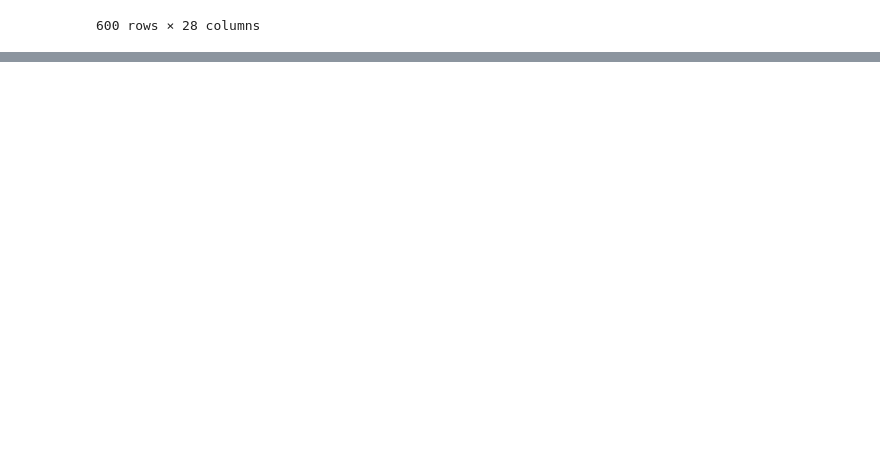
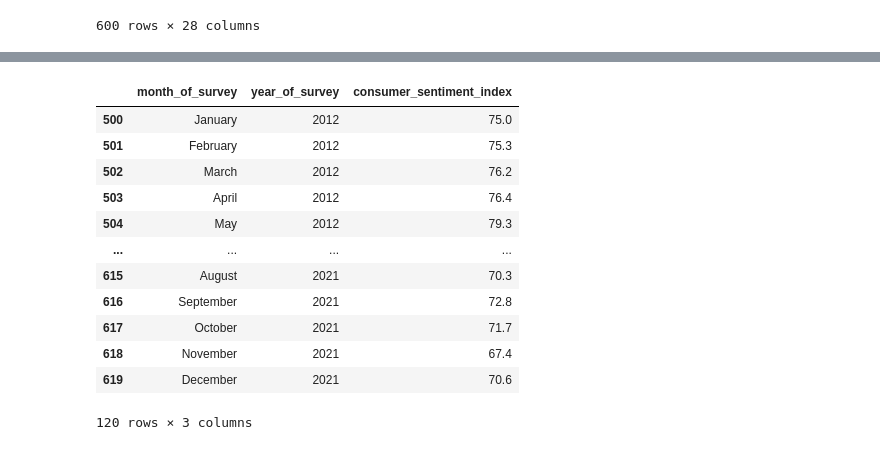
Before and after one commit to NorthBrainsAnalytics/USA-States-Data, a Jupyter notebook: USA-by-State.ipynb, the cells around one changed output, grey strips where cells are left out. Drawn from its saved outputs; the diff is of its cells as text; code cells hidden in the pictures; blank space fills up the shorter version.

```diff
--- a/USA-by-State.ipynb
+++ b/USA-by-State.ipynb
@@ -385,0 +422,23 @@ SAPCE2
+# %%
+consumer_index = consumer_index.rename(columns = {'DATE OF SURVEY': 'month_of_survey',
+                                                 'Unnamed: 1': 'year_of_survey',
+                                                 'INDEX OF CONSUMER SENTIMENT': 'consumer_sentiment_index'},
+                                       inplace=False)
+
+consumer_index = consumer_index.loc[(consumer_index['year_of_survey'] >= 2012) &
+                                    (consumer_index['year_of_survey'] != 2022)]
+consumer_index
+# %% [output]
+|  | month_of_survey | year_of_survey | consumer_sentiment_index |
+| 500 | January | 2012 | 75.0 |
+| 501 | February | 2012 | 75.3 |
+| 502 | March | 2012 | 76.2 |
+| 503 | April | 2012 | 76.4 |
+| 504 | May | 2012 | 79.3 |
+| ... | ... | ... | ... |
+| 615 | August | 2021 | 70.3 |
+| 616 | September | 2021 | 72.8 |
+| 617 | October | 2021 | 71.7 |
+| 618 | November | 2021 | 67.4 |
+| 619 | December | 2021 | 70.6 |
+120 rows × 3 columns
```
Also changed, not shown: parts of 4 cells of this notebook, 3 other files.
